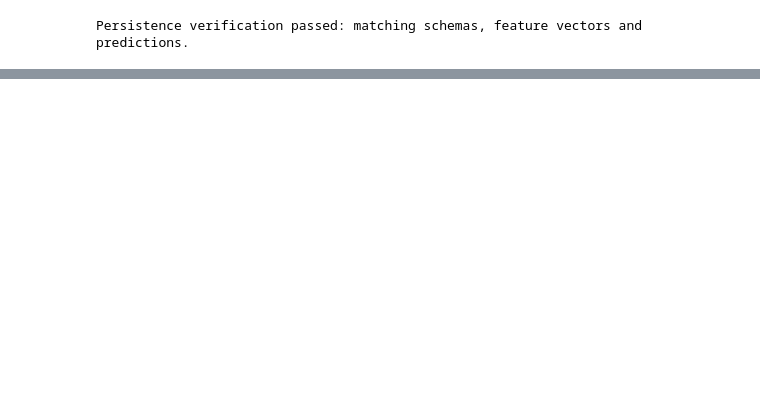
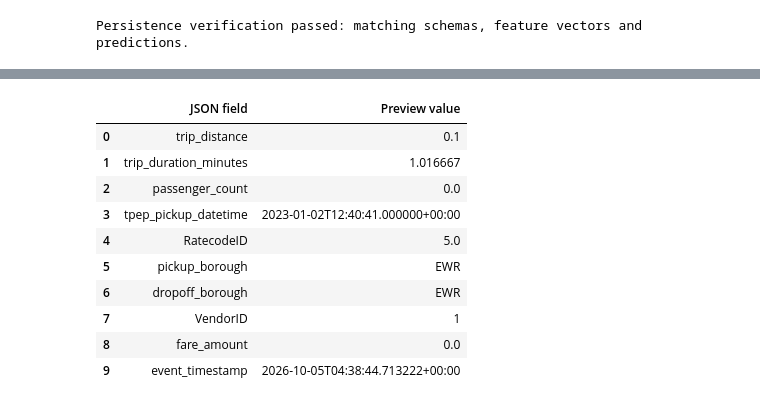
Before and after one commit to hncha9-eng/ITO5202_Ass2_27602966, a Jupyter notebook: assessment2.ipynb, the cells around one changed output, grey strips where cells are left out. Cells and saved outputs as stored; diff of their text form; code cells hidden in the pictures; blank space fills up the shorter version.

```diff
--- a/assessment2.ipynb
+++ b/assessment2.ipynb
@@ -5467,0 +6124,74 @@ Persistence verification passed: matching schemas, feature vectors and predictio
+# %%
+import subprocess
+import sys
+
+producer_path = PROJECT_ROOT / "producer.py"
+assert producer_path.is_file(), "Run the producer creation cell first."
+
+producer_dry_run = subprocess.run(
+    [
+        sys.executable,
+        str(producer_path),
+        "--data-path", str(STREAM_DATA_PATH),
+        "--bootstrap-servers", STREAM_BOOTSTRAP_SERVERS,
+        "--topic", STREAM_TOPIC,
+        "--batch-size", str(STREAM_BATCH_SIZE),
+        "--max-batches", "2",
+        "--dry-run",
+    ],
+    cwd=str(PROJECT_ROOT),
+    capture_output=True,
+    text=True,
+)
+
+if producer_dry_run.returncode != 0:
+    print(producer_dry_run.stdout)
+    print(producer_dry_run.stderr)
+    producer_dry_run.check_returncode()
+
+producer_dry_logs = [
+    json.loads(line)
+    for line in producer_dry_run.stdout.splitlines()
+    if line.strip()
+]
+
+producer_dry_batches = [
+    entry
+    for entry in producer_dry_logs
+    if entry["action"] == "dry_run_batch"
+]
+
+producer_preview = next(
+    entry["record"]
+    for entry in producer_dry_logs
+    if entry["action"] == "preview"
+)
+
+assert len(producer_dry_batches) == 2
+assert all(
+    entry["records"] == STREAM_BATCH_SIZE
+    for entry in producer_dry_batches
+)
+assert set(producer_preview) == {
+    field.name for field in STREAM_EVENT_SCHEMA.fields
+}
+
+print("Producer script:", producer_path.name)
+print("Dry-run exit code:", producer_dry_run.returncode)
+
+display(pd.DataFrame(producer_dry_batches)[[
+    "batch",
+    "records",
+    "event_timestamp",
+    "payload_bytes",
+    "cumulative_records",
+]])
+
+print("First outgoing record:")
+display(pd.DataFrame(
+    list(producer_preview.items()),
+    columns=["JSON field", "Preview value"],
+))
+
+print("Dry-run batching and record field checks passed.")
+# %% [output]
@@ -5467,0 +6204,11 @@ Persistence verification passed: matching schemas, feature vectors and predictio
+|  | JSON field | Preview value |
+| 0 | trip_distance | 0.1 |
+| 1 | trip_duration_minutes | 1.016667 |
+| 2 | passenger_count | 0.0 |
+| 3 | tpep_pickup_datetime | 2023-01-02T12:40:41.000000+00:00 |
+| 4 | RatecodeID | 5.0 |
+| 5 | pickup_borough | EWR |
+| 6 | dropoff_borough | EWR |
+| 7 | VendorID | 1 |
+| 8 | fare_amount | 0.0 |
+| 9 | event_timestamp | 2026-10-05T04:38:44.713222+00:00 |
```
Also changed, not shown: parts of 12 cells of this notebook, 1 other file.
